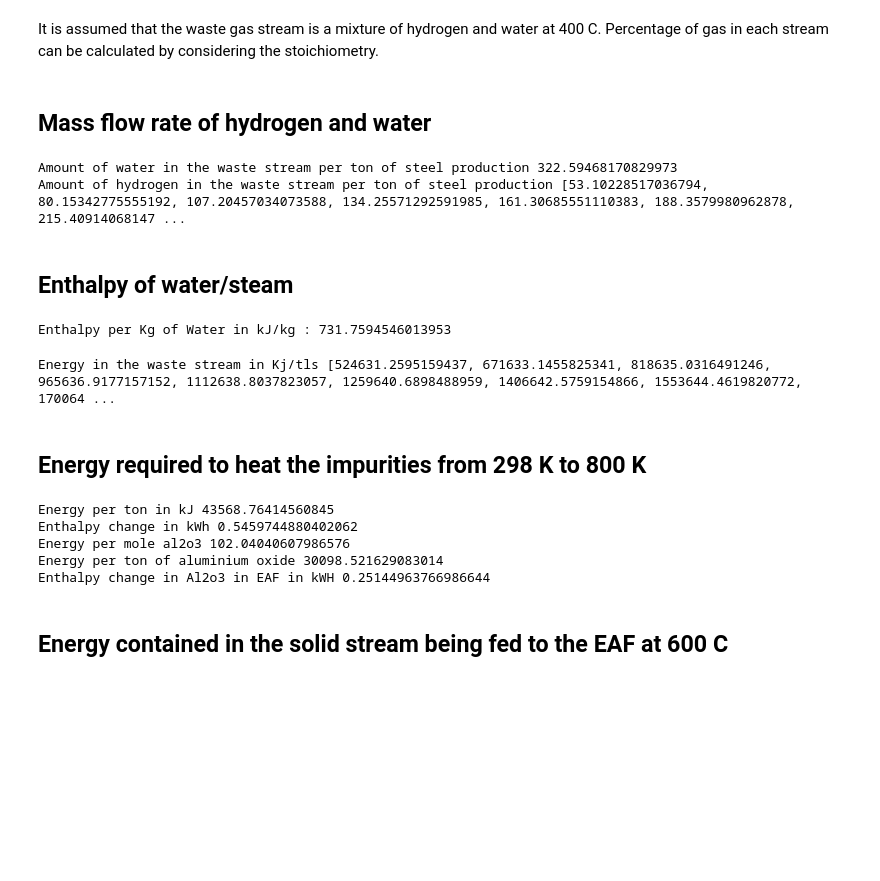
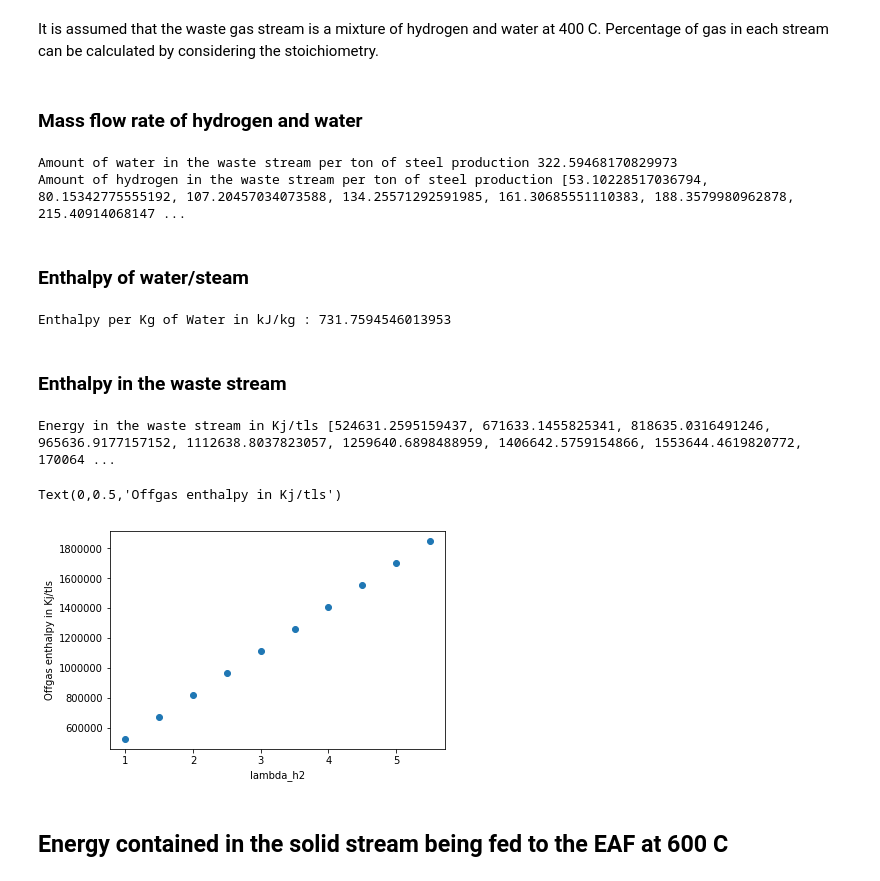
Before and after one commit to abhinavbhaskar/directreducediron, a Jupyter notebook: DRI Shaft furnace energy balance.ipynb, the cells around one changed output. Cells and saved outputs as stored; diff of their text form; code cells hidden in the pictures; blank space fills up the shorter version.

```diff
--- a/DRI Shaft furnace energy balance.ipynb
+++ b/DRI Shaft furnace energy balance.ipynb
@@ -286,7 +285,7 @@ print(dhr_per_ts) # Amount of heat to be supplied in kJ for production of 1 ton
 # %% [markdown]
 It is assumed that the waste gas stream is a mixture of hydrogen and water at 400 C. Percentage of gas in each stream can be calculated by considering the stoichiometry.
 # %% [markdown]
-## Mass flow rate of hydrogen and water
+### Mass flow rate of hydrogen and water
 # %%
 # Mass flow rate of water in the waste stream per ton of steel production
 mol_weight_H2O=18.0153 #in grams
@@ -301,7 +300,7 @@ print("Amount of hydrogen in the waste stream per ton of steel production",H2_wa
 Amount of water in the waste stream per ton of steel production 322.59468170829973
 Amount of hydrogen in the waste stream per ton of steel production [53.10228517036794, 80.15342775555192, 107.20457034073588, 134.25571292591985, 161.30685551110383, 188.3579980962878, 215.40914068147 ...
 # %% [markdown]
-## Enthalpy of water/steam
+### Enthalpy of water/steam
 # %%
 def H2O_enthalpy(T):# 500 -1700 K reference :https://webbook.nist.gov/cgi/cbook.cgi?ID=C7732185&Mask=1
     t=T/1000
@@ -322,80 +321,22 @@ H2O_EN_per_kg=(mol_per_kg_H2O)*(H2O_En_per_mol)
 print("Enthalpy per Kg of Water in kJ/kg :",H2O_EN_per_kg)
 # %% [output]
 Enthalpy per Kg of Water in kJ/kg : 731.7594546013953
+# %% [markdown]
+### Enthalpy in the waste stream
 # %%
-# Energy in the waste stream
+# Energy in the waste stream varying with lambda
 H_offgas=[]
-for k in range(9):
+for k in range(10):
     H_offgas.append((water_tls*H2O_EN_per_kg) +(H2_waste_stream[k]*H2_enthalpy_1(T_waste)*(1000/mol_weight_H2)))
 
 print("Energy in the waste stream in Kj/tls",H_offgas)
+plt.plot(lambda_h2,H_offgas,'o')
+plt.xlabel('lambda_h2')
+plt.ylabel('Offgas enthalpy in Kj/tls')
 # %% [output]
 Energy in the waste stream in Kj/tls [524631.2595159437, 671633.1455825341, 818635.0316491246, 965636.9177157152, 1112638.8037823057, 1259640.6898488959, 1406642.5759154866, 1553644.4619820772, 170064 ...
+Text(0,0.5,'Offgas enthalpy in Kj/tls')
+[figure, added]
-# %% [markdown]
-## Energy required to heat the impurities from 298 K to 800 K
-# %%
-""" Energy required to heat the impurities from 298 K to 800 K"""
-
-def sio2_enthalpy(T):
-    t=T/1000
-    A=58.75
-    B=10.279
-    C=-0.131384
-    D=0.025210
-    E=0.025601
-    F=-929.3292
-    G=105.8092
-    H=-910.8568
-    H_t=A*t +(B*t*t)/2 +(C*t*t*t)/3 + (D*t*t*t*t)/4-(E/t)+F-H
-    return H_t
-mol_weight_Sio2=60.0843 #in grams
-#H_f=(910.86 /60.0843)*1000 # Melting enthalpy of SiO2 is 1710 C
-H_T1=sio2_enthalpy(T1) # Enthalpy of DRI at the input
-H_T2=sio2_enthalpy(T2) # Enthalpy of molten steel at the output
-En_per_mol_sio2=H_T2-H_T1
-    #print("Energy per mol",En_per_mol)
-mol_per_ton_sio2=1000000/mol_weight_Sio2# 1 ton= 10^6 grams
-En_sio2=(En_per_mol_sio2*mol_per_ton_sio2)*SIO2_weight ## Energy per ton of SiO2 multiplied by the weight of sio2 in the solid stream
-En_total_sio2=En_sio2 # H_f needs to be added only when there is a conversion from solid to liquid
-print("Energy per ton in kJ",En_sio2) #In Kj/ton
-    #print((En_total)/3600)# Specific energy consumption KWh)
-H_SIO2=(En_total_sio2/3600)*(SIO2_weight)
-print("Enthalpy change in kWh",H_SIO2)
-
-
-"""Reference : https://webbook.nist.gov/cgi/cbook.cgi?ID=C1344281&Mask=2"""
-def Al2O3_enthalpy(T):
-    t=T/1000
-    A=106.0880
-    B=36.33740
-    C=-13.86730
-    D=2.141221
-    E=-3.133231
-    F=-1705.970
-    G=153.9350
-    H=-1662.300
-    H_t=A*t +(B*t*t)/2 +(C*t*t*t)/3 + (D*t*t*t*t)/4-(E/t)+F-H
-    return H_t
-mol_weight_al2o3=101.9613 #in grams
-#H_f=(1675.69 /mol_weight_al2o3)*1000 # Melting point of alumina is 2073 C
-H_T1=Al2O3_enthalpy(T1) # Enthalpy of DRI at the input
-H_T2=Al2O3_enthalpy(T2) # Enthalpy of molten steel at the output
-En_per_mol_al2o3=H_T2-H_T1
-print("Energy per mole al2o3",En_per_mol_al2o3)
-
-mol_per_ton_al2o3=1000000/mol_weight_al2o3# 1 ton= 10^6 grams
-En_al2o3=En_per_mol_al2o3*mol_per_ton_al2o3*AL2O3_weight # Energy per ton of Al2O3 multiplied by the weight of Al2O3
-En_total_al2o3=En_al2o3
-print("Energy per ton of aluminium oxide",En_al2o3) #In Kj/ton
-#print((En_total)/3600)# Specific energy consumption KWh)
-H_AL2O3=(En_total_al2o3/3600)*(AL2O3_weight)
-print("Enthalpy change in Al2o3 in EAF in kWH",H_AL2O3)
-# %% [output]
-Energy per ton in kJ 43568.76414560845
-Enthalpy change in kWh 0.5459744880402062
-Energy per mole al2o3 102.04040607986576
-Energy per ton of aluminium oxide 30098.521629083014
-Enthalpy change in Al2o3 in EAF in kWH 0.25144963766986644
 # %% [markdown]
 ## Energy contained in the solid stream being fed to the EAF at 600 C
 # %% [markdown]
```
Also changed, not shown: parts of 18 cells of this notebook.
